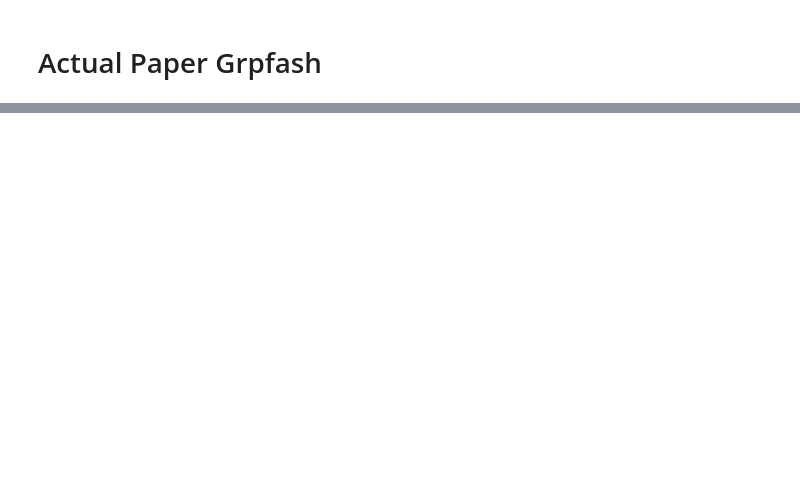
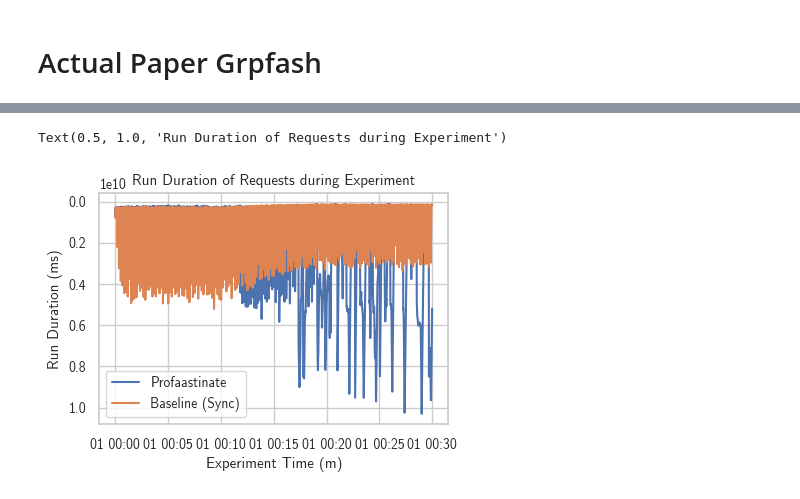
Before and after one commit to umbrellerde/nuclio, a Jupyter notebook: profaastinate/evaluation/stats/stats.ipynb, the cells around one changed output, grey strips where cells are left out. Cells and saved outputs as stored; diff of their text form; code cells hidden in the pictures; blank space fills up the shorter version.

```diff
--- a/profaastinate/evaluation/stats/stats.ipynb
+++ b/profaastinate/evaluation/stats/stats.ipynb
@@ -199,13 +215,16 @@ def get_workflow_from_df(df, k6_df, experiment):
             'total_run_duration_td': df[df["callid"] == id]["total_run_duration_td"].sum(),
             'request_sent_rel': k6_df[k6_df["callid"] == id]["start_rel"].min(), # its only one value, but who counts anyway
             'request_duration_rel': k6_df[k6_df["callid"] == id]["req_duration_td"].sum(), # also only one value
-            'experiment': experiment
+            'experiment': experiment,
+            'start': df[df["callid"] == id]["start"].min(),
         }
         for id in tqdm.tqdm(df["callid"].unique(), desc=df["experiment"].iloc[0])
     ]
 
     return pd.DataFrame(worfklow_list)
 sync_workflow_df = get_workflow_from_df(sync_df, sync_k6_df, "sync")
+sync_workflow_df["start_rel_dt"] = pd.to_datetime(sync_workflow_df["start_rel"], unit="ms")
 async_workflow_df = get_workflow_from_df(async_df, async_k6_df, "async")
+async_workflow_df["start_rel_dt"] = pd.to_datetime(async_workflow_df["start_rel"], unit="ms")
 workflow_df = pd.concat([sync_workflow_df, async_workflow_df])
 # %%
@@ -343,0 +360,13 @@ plt.show()
+# %%
+sns.lineplot(async_workflow_df, x="request_sent_rel", y="request_duration_rel", label="Profaastinate")
+sns.lineplot(sync_workflow_df, x="request_sent_rel", y="request_duration_rel", label="Baseline (Sync)")
+plt.ylabel("Run Duration (ms)")
+plt.xlabel("Experiment Time (m)")
+plt.title("Run Duration of Requests during Experiment")
+
+# Put the base CPU Load on the right axis
+#ax2 = plt.twinx()
+#sns.lineplot(data=art_cpu_df, ax=ax2, x="experiment_time_rel", y="load_percent", label="External CPU Load")
+# %% [output]
+Text(0.5, 1.0, 'Run Duration of Requests during Experiment')
+[figure, added]
```
Also changed, not shown: parts of 16 cells of this notebook, 3 other files.
